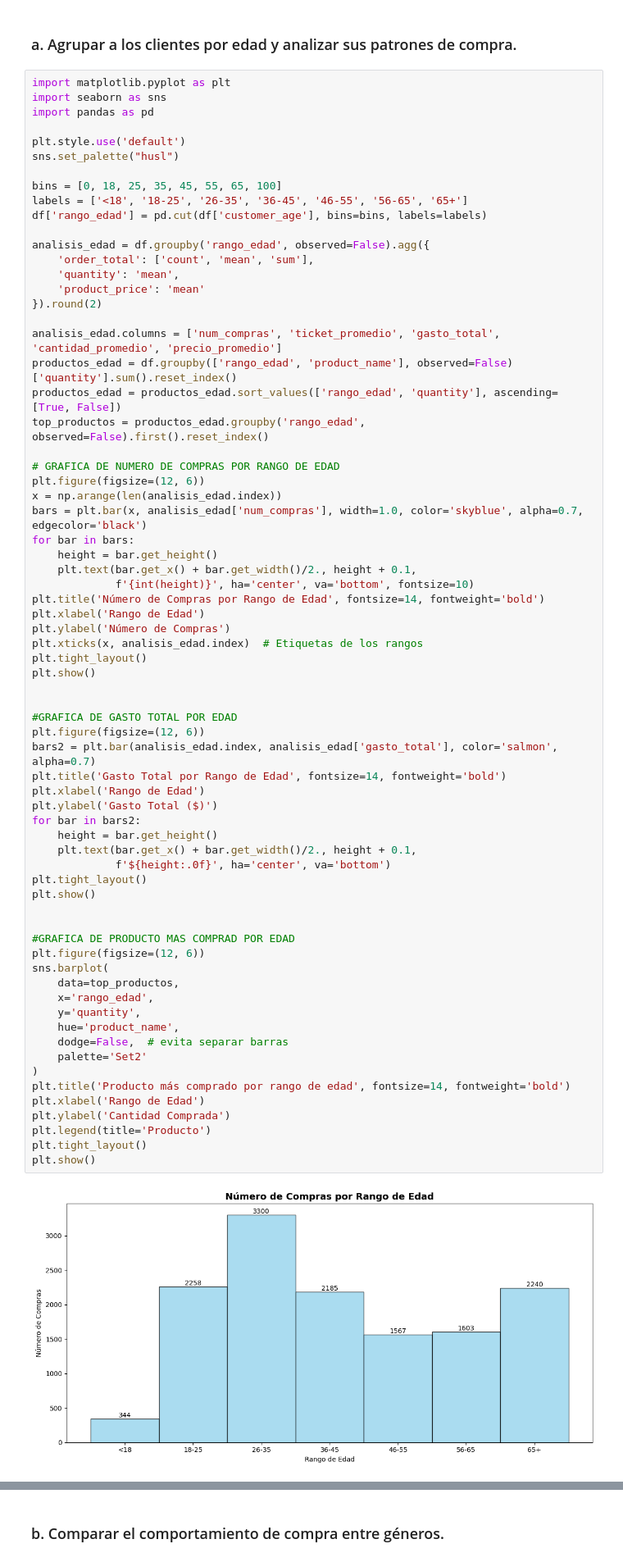
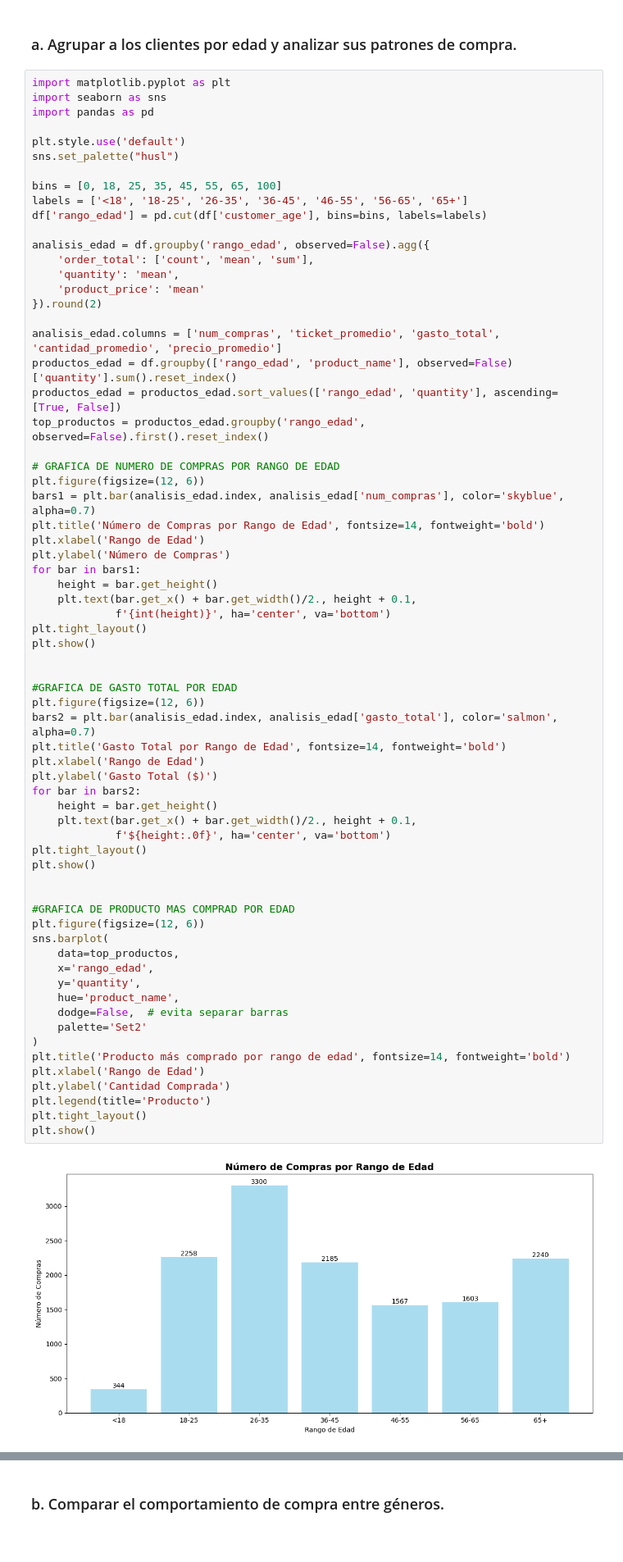
Before and after one commit to Eduardo1232000/SOG22S25_G3, a Jupyter notebook: practica.ipynb, the cells around one changed output, grey strips where cells are left out. Shown: that part at 82% size. Saved outputs shown, nothing was run; the diff lists cells and outputs as text.

```diff
--- a/practica.ipynb
+++ b/practica.ipynb
@@ -302,16 +306,14 @@ top_productos = productos_edad.groupby('rango_edad', observed=False).first().res
 
 # GRAFICA DE NUMERO DE COMPRAS POR RANGO DE EDAD
 plt.figure(figsize=(12, 6))
-x = np.arange(len(analisis_edad.index))
-bars = plt.bar(x, analisis_edad['num_compras'], width=1.0, color='skyblue', alpha=0.7, edgecolor='black')
-for bar in bars:
-    height = bar.get_height()
-    plt.text(bar.get_x() + bar.get_width()/2., height + 0.1,
-             f'{int(height)}', ha='center', va='bottom', fontsize=10)
+bars1 = plt.bar(analisis_edad.index, analisis_edad['num_compras'], color='skyblue', alpha=0.7)
 plt.title('Número de Compras por Rango de Edad', fontsize=14, fontweight='bold')
 plt.xlabel('Rango de Edad')
 plt.ylabel('Número de Compras')
-plt.xticks(x, analisis_edad.index)  # Etiquetas de los rangos
+for bar in bars1:
+    height = bar.get_height()
+    plt.text(bar.get_x() + bar.get_width()/2., height + 0.1,
+             f'{int(height)}', ha='center', va='bottom')
 plt.tight_layout()
 plt.show()
 
@@ -320,34 +322,34 @@ plt.show()
 plt.figure(figsize=(12, 6))
 bars2 = plt.bar(analisis_edad.index, analisis_edad['gasto_total'], color='salmon', alpha=0.7)
 plt.title('Gasto Total por Rango de Edad', fontsize=14, fontweight='bold')
 plt.xlabel('Rango de Edad')
 plt.ylabel('Gasto Total ($)')
 for bar in bars2:
     height = bar.get_height()
     plt.text(bar.get_x() + bar.get_width()/2., height + 0.1,
              f'${height:.0f}', ha='center', va='bottom')
 plt.tight_layout()
 plt.show()
 
 
 #GRAFICA DE PRODUCTO MAS COMPRAD POR EDAD
 plt.figure(figsize=(12, 6))
 sns.barplot(
     data=top_productos,
     x='rango_edad',
     y='quantity',
     hue='product_name',
     dodge=False,  # evita separar barras
     palette='Set2'
 )
 plt.title('Producto más comprado por rango de edad', fontsize=14, fontweight='bold')
 plt.xlabel('Rango de Edad')
 plt.ylabel('Cantidad Comprada')
 plt.legend(title='Producto')
 plt.tight_layout()
 plt.show()
 # %% [output]
-[figure, old version]
+[figure, new version]
 [figure]
 [figure]
 # %% [markdown]
```
Also changed, not shown: parts of 8 cells of this notebook.
